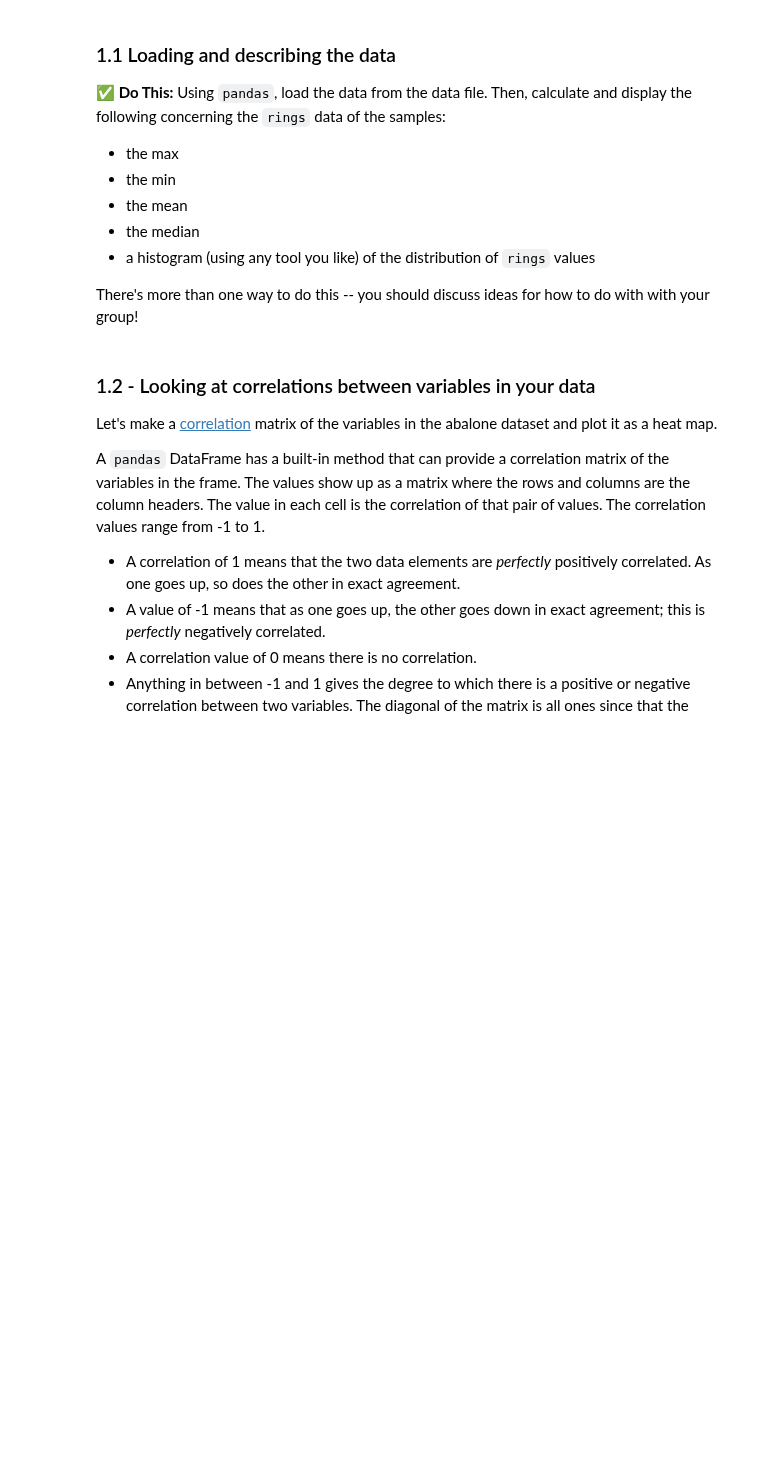
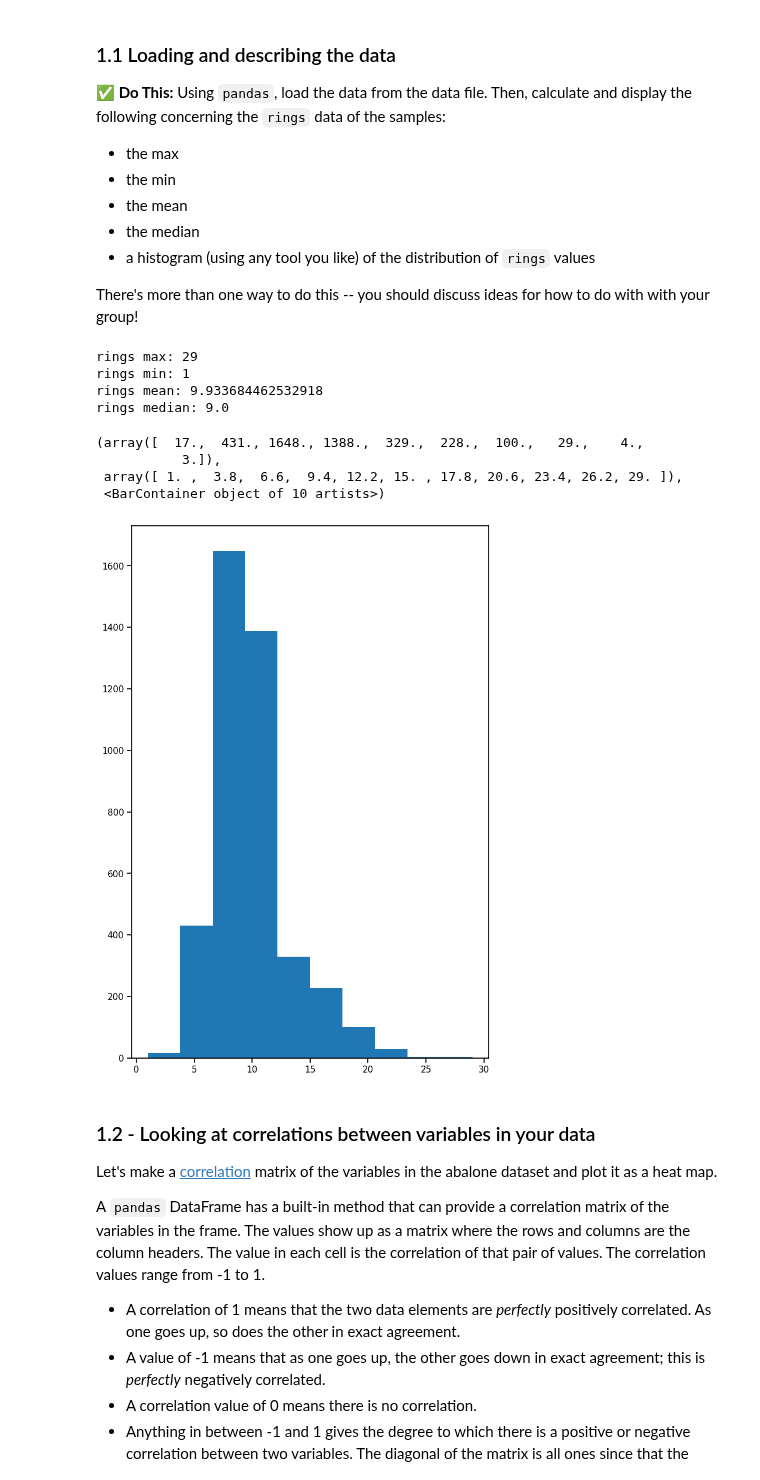
Before and after one commit to JakeRoll04/CMSE202-f25-turnin, a Jupyter notebook: Day-13/Day-13_In-Class-Regression-Jake Roll.ipynb, the cells around one changed output. Cells and saved outputs as stored; diff of their text form; code cells hidden in the pictures; blank space fills up the shorter version.

```diff
--- a/Day-13/Day-13_In-Class-Regression-Jake Roll.ipynb
+++ b/Day-13/Day-13_In-Class-Regression-Jake Roll.ipynb
@@ -79,3 +71,38 @@ sns.set_context("notebook")
+# %%
+# put your code here
+import matplotlib.pyplot as plt
+import pandas as pd
+import seaborn as sns
+import numpy as np
+
+column_names = [
+    'sex', 'length', 'diameter', 'height', 'whole_weight',
+    'shucked_weight', 'viscera_weight', 'shell_weight', 'rings'
+]
+url = "https://raw.githubusercontent.com/msu-cmse-courses/cmse202-supplemental-data/main/data/Dataset.data"
+
+rings = pd.read_csv(url, sep = ' ', names = column_names)
+
+sns.set_context("notebook")
+
+print('rings max:', rings["rings"].max())
+print('rings min:', rings["rings"].min())
+print('rings mean:',rings["rings"].mean())
+print('rings median:',rings["rings"].median())
+
+plt.figure(figsize=(8, 12))
+
+plt.hist(rings["rings"])
+# %% [output]
+rings max: 29
+rings min: 1
+rings mean: 9.933684462532918
+rings median: 9.0
+(array([  17.,  431., 1648., 1388.,  329.,  228.,  100.,   29.,    4.,
+           3.]),
+ array([ 1. ,  3.8,  6.6,  9.4, 12.2, 15. , 17.8, 20.6, 23.4, 26.2, 29. ]),
+ <BarContainer object of 10 artists>)
+[figure, added]
 # %% [markdown]
 ### 1.2 - Looking at correlations between variables in your data
 
```
Also changed, not shown: parts of 34 cells of this notebook.
